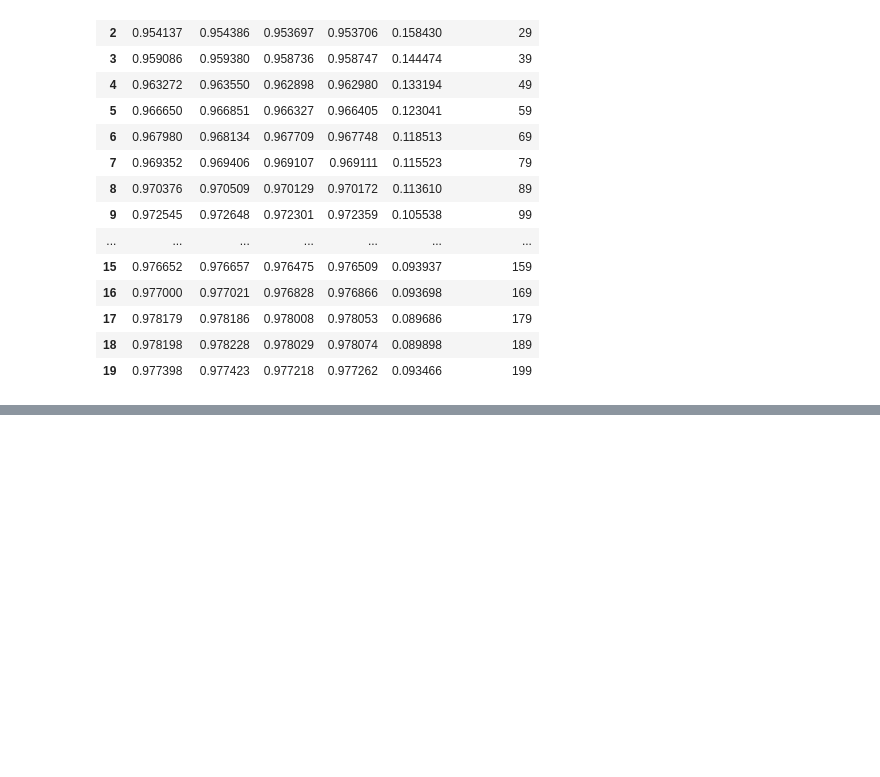
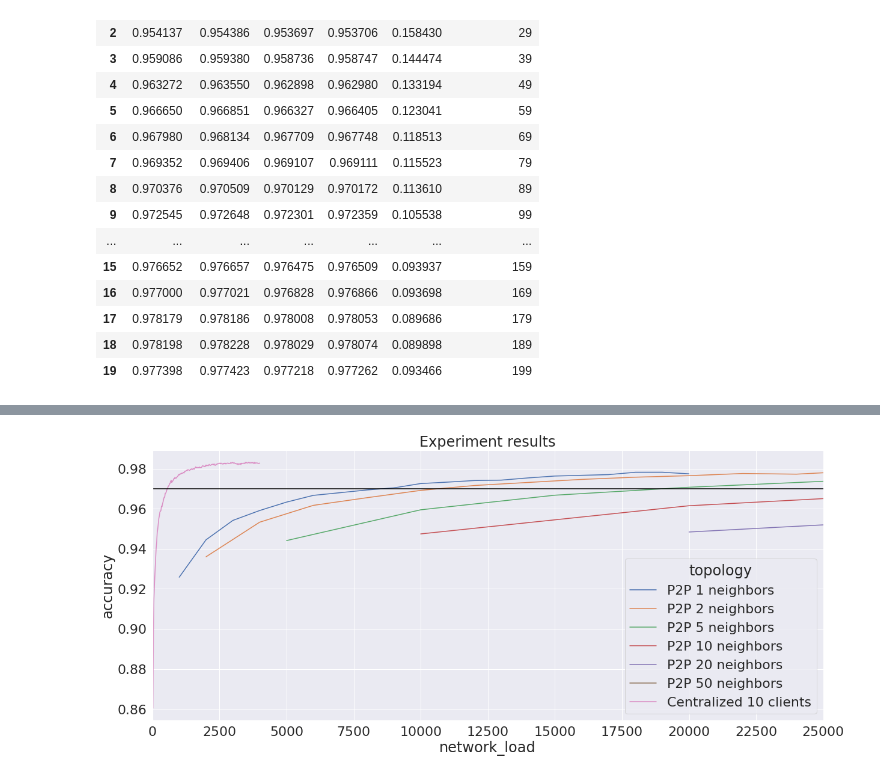
Before and after one commit to dylanmaenpaa/thesis, a Jupyter notebook: plots.ipynb, the cells around one changed output, grey strips where cells are left out. Saved outputs shown, nothing was run; the diff lists cells and outputs as text; code cells hidden in the pictures; blank space fills up the shorter version.

```diff
--- a/plots.ipynb
+++ b/plots.ipynb
@@ -178,7 +179,7 @@ sns.set(rc={'figure.figsize':(20,8.27)})
 sns.set(font_scale=2)  # crazy big
 
 ### OPEN P2P
-C_all=[1, 2, 5, 10 20, 50]
+C_all=[1, 2, 5, 10, 20, 50]
 dfs = []
 for C in C_all:
     nr_clients = 100 ### NUMBER OF CLIENTS/ENTITIES
@@ -187,7 +188,7 @@ for C in C_all:
     test_every_x_round = 10
 
     dir_str = '{}_{}_{}_{}_{}/'.format(nr_clients, C, client_epochs, communication_rounds, test_every_x_round)
-    path = '/content/drive/MyDrive/Universitet/Thesis/Results/P2P/' + dir_str
+    path = './Results/P2P/' + dir_str
 
     with open(path + 'metrics', 'rb') as metrics_file:
         metrics_p2p = pickle.load(metrics_file)
@@ -217,7 +218,7 @@ communication_rounds = 200  # Number of maximum communication rounds
 test_every_x_round = 1
 
 dir_str = '{}_{}_{}_{}_{}/'.format(nr_clients, C, client_epochs, communication_rounds, test_every_x_round)
-path = '/content/drive/MyDrive/Universitet/Thesis/Results/Fedavg/' + dir_str
+path = './Results/Fedavg/' + dir_str
 
 with open(path + 'metrics', 'rb') as metrics_file:
     metrics = pickle.load(metrics_file)
@@ -242,3 +243,4 @@ SyntaxError: invalid syntax (<ipython-input-21-93f0618896ee>, line 12)
+[figure, added]
 # %%
 import numpy as np
 import pandas as pd
```
Also changed, not shown: parts of 3 cells of this notebook.
